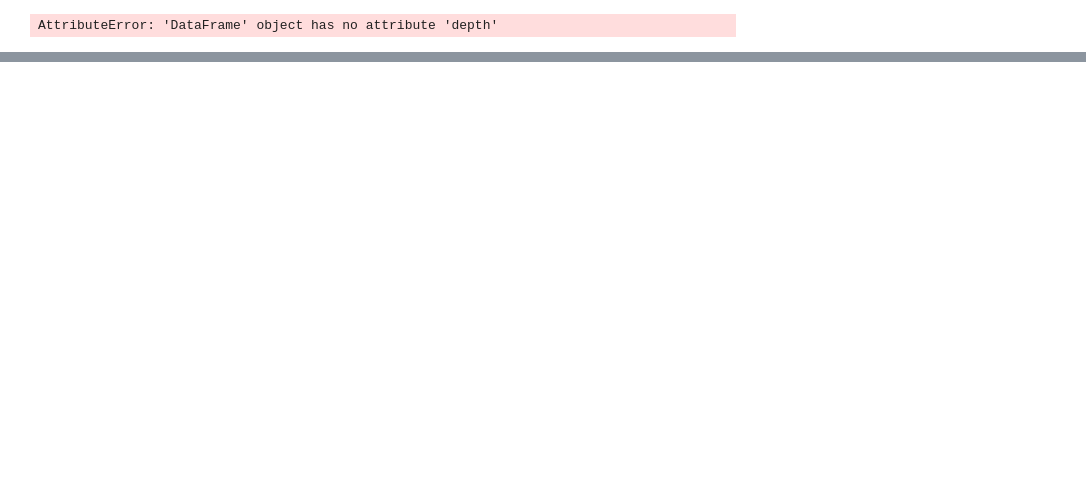
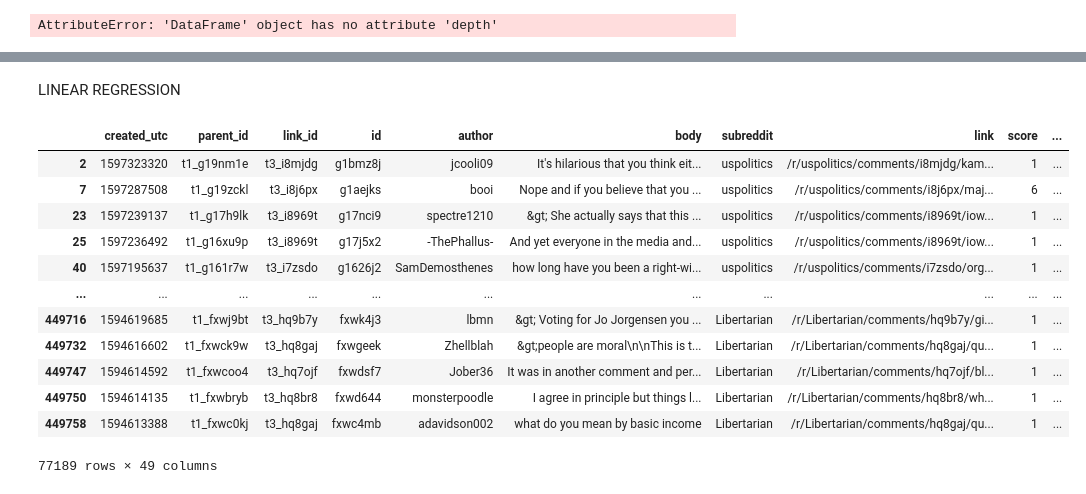
Before and after one commit to SALT-NLP/Incivility, a Jupyter notebook: linear_regression.ipynb, the cells around one changed output, grey strips where cells are left out. Saved outputs shown, nothing was run; the diff lists cells and outputs as text; code cells hidden in the pictures; blank space fills up the shorter version.

Commit message:
modify linear regression

```diff
--- a/linear_regression.ipynb
+++ b/linear_regression.ipynb
@@ -37,0 +160,20 @@ comments['author_avg_incivility'] = comments['author'].map(author_avg)
+# %% [markdown]
+LINEAR REGRESSION
+# %%
+tlc = comments[comments.link_id.str[3:] == comments.parent_id.str[3:]]
+# %%
+comments[comments.parent_id.str[3:].isin(tlc.id)]
+# %% [output]
+|  | created_utc | parent_id | link_id | id | author | body | subreddit | link | score | ... |
+| 2 | 1597323320 | t1_g19nm1e | t3_i8mjdg | g1bmz8j | jcooli09 | It's hilarious that you think eit... | uspolitics | /r/uspolitics/comments/i8mjdg/kam... | 1 | ... |
+| 7 | 1597287508 | t1_g19zckl | t3_i8j6px | g1aejks | booi | Nope and if you believe that you ... | uspolitics | /r/uspolitics/comments/i8j6px/maj... | 6 | ... |
+| 23 | 1597239137 | t1_g17h9lk | t3_i8969t | g17nci9 | spectre1210 | &gt; She actually says that this ... | uspolitics | /r/uspolitics/comments/i8969t/iow... | 1 | ... |
+| 25 | 1597236492 | t1_g16xu9p | t3_i8969t | g17j5x2 | -ThePhallus- | And yet everyone in the media and... | uspolitics | /r/uspolitics/comments/i8969t/iow... | 1 | ... |
+| 40 | 1597195637 | t1_g161r7w | t3_i7zsdo | g1626j2 | SamDemosthenes | how long have you been a right-wi... | uspolitics | /r/uspolitics/comments/i7zsdo/org... | 1 | ... |
+| ... | ... | ... | ... | ... | ... | ... | ... | ... | ... | ... |
+| 449716 | 1594619685 | t1_fxwj9bt | t3_hq9b7y | fxwk4j3 | lbmn | &gt; Voting for Jo Jorgensen you ... | Libertarian | /r/Libertarian/comments/hq9b7y/gi... | 1 | ... |
+| 449732 | 1594616602 | t1_fxwck9w | t3_hq8gaj | fxwgeek | Zhellblah | &gt;people are moral\n\nThis is t... | Libertarian | /r/Libertarian/comments/hq8gaj/qu... | 1 | ... |
+| 449747 | 1594614592 | t1_fxwcoo4 | t3_hq7ojf | fxwdsf7 | Jober36 | It was in another comment and per... | Libertarian | /r/Libertarian/comments/hq7ojf/bl... | 1 | ... |
+| 449750 | 1594614135 | t1_fxwbryb | t3_hq8br8 | fxwd644 | monsterpoodle | I agree in principle but things l... | Libertarian | /r/Libertarian/comments/hq8br8/wh... | 1 | ... |
+| 449758 | 1594613388 | t1_fxwc0kj | t3_hq8gaj | fxwc4mb | adavidson002 | what do you mean by basic income | Libertarian | /r/Libertarian/comments/hq8gaj/qu... | 1 | ... |
+77189 rows × 49 columns
```
Also changed, not shown: parts of 19 cells of this notebook.
